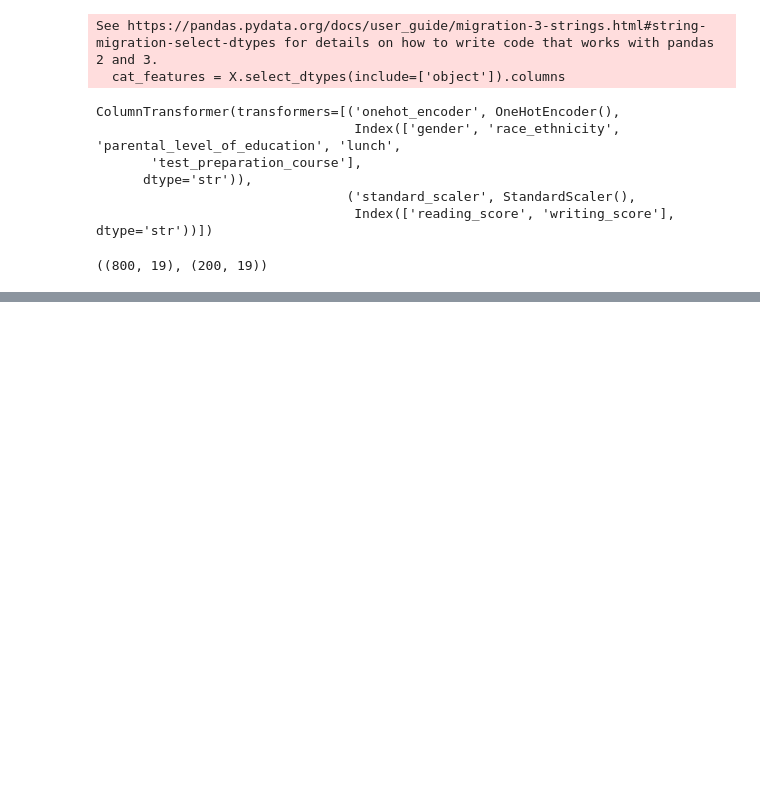
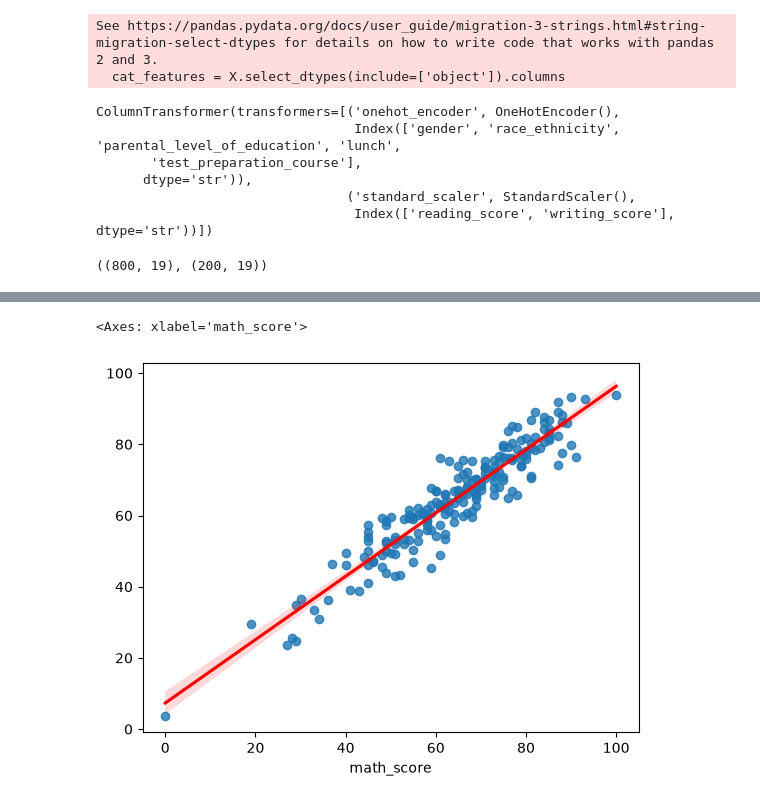
Before and after one commit to AryanPratap-Singh/End-to-End-Data-Science-project-student_data_management-, a Jupyter notebook: notebook/model_training.ipynb, the cells around one changed output, grey strips where cells are left out. Drawn from its saved outputs; the diff is of its cells as text; code cells hidden in the pictures; blank space fills up the shorter version.

```diff
--- a/notebook/model_training.ipynb
+++ b/notebook/model_training.ipynb
@@ -137,0 +219,5 @@ def evaluate_model(true, Predicted):
+# %%
+sns.regplot(x=y_test, y=y_pred, line_kws={"color":"red"})
+# %% [output]
+<Axes: xlabel='math_score'>
+[figure, added]
```
Also changed, not shown: parts of 5 cells of this notebook, 4 other files.
